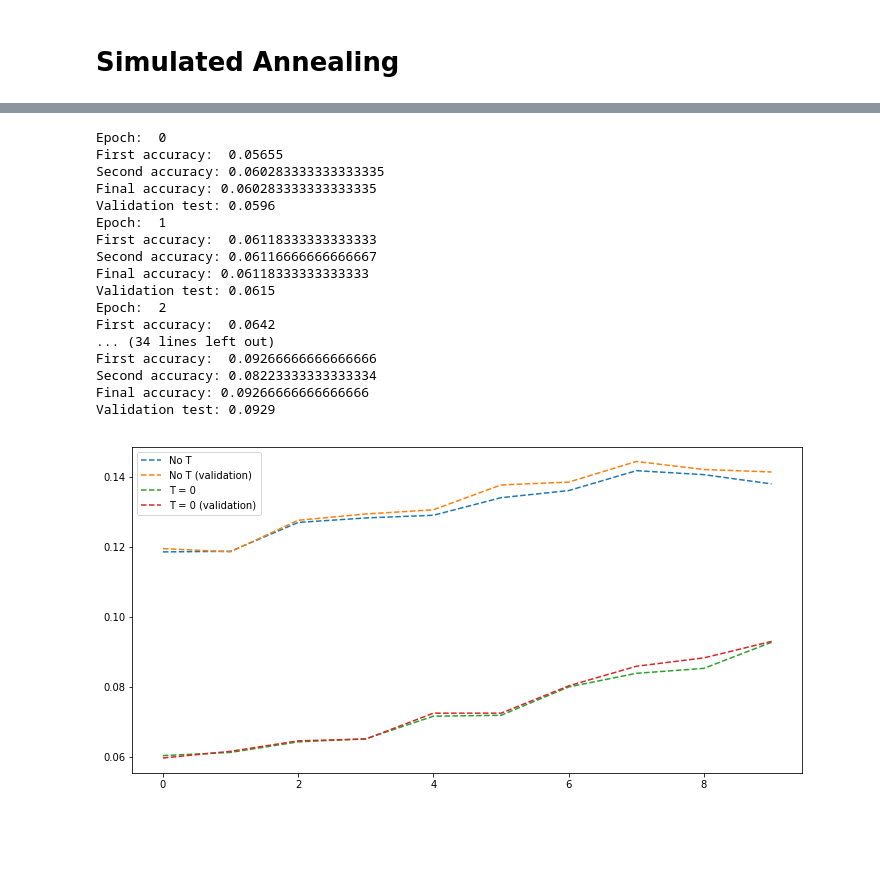
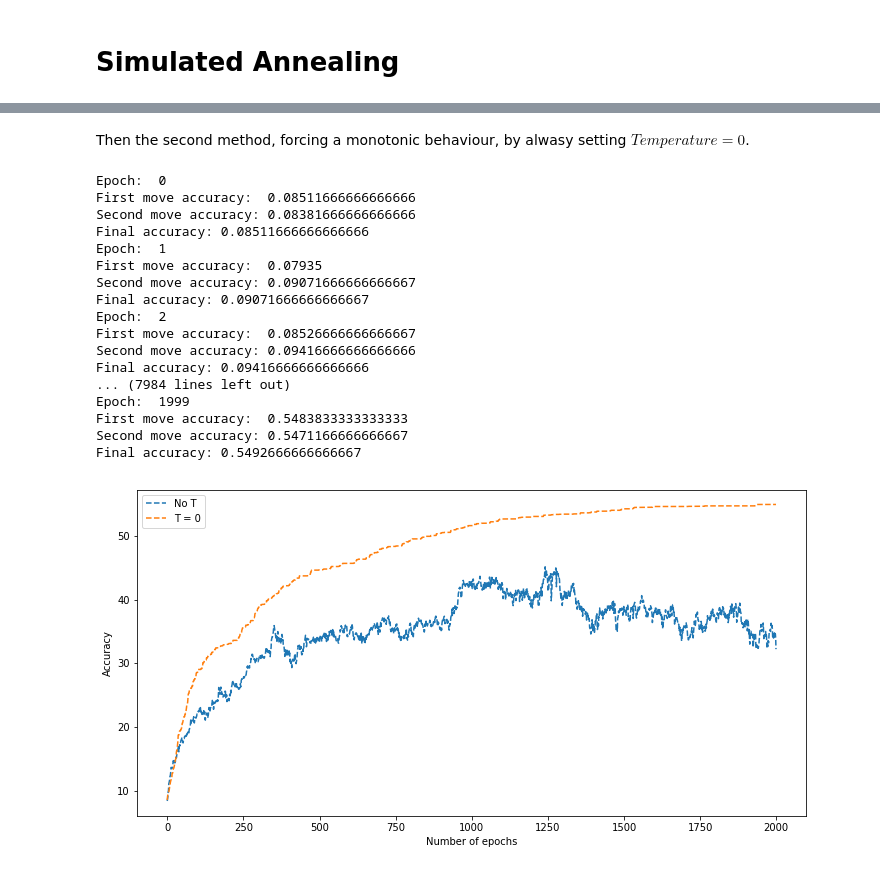
Before and after one commit to strin-matey/thesis, a Jupyter notebook: notebooks/sa/SimulatedAnnealing.ipynb, the cells around one changed output, grey strips where cells are left out. Saved outputs shown, nothing was run; the diff lists cells and outputs as text; code cells hidden in the pictures; blank space fills up the shorter version.

```diff
--- a/notebooks/sa/SimulatedAnnealing.ipynb
+++ b/notebooks/sa/SimulatedAnnealing.ipynb
@@ -194,55 +204,55 @@ Validation test: 0.1413
+# %% [markdown]
+Then the second method, forcing a monotonic behaviour, by alwasy setting $ Temperature = 0 $.
 # %%
-epsilon = 10e-2
-train_loader, test_loader = ut.load_dataset(dataset_name='mnist', minibatch=4096)
-
 # Testing the second method
-net = Net().cuda()
+net = clone.cuda()
 accuracy = ut.test_train(train_loader, net)[1]
 training_set_measurements, validation_set_measurements, times = [], [], []
 starting_time = time.time()
-for epoch in range(10):
+
+for epoch in range(epochs):
     print("Epoch: ", epoch)
-    accuracy = full_train_SA(train_loader, net, accuracy, 0)
-    val =  ut.test(test_loader, net)[1]
+    accuracy = full_train_SA(train_loader, net, accuracy, epsilon, 0)
     training_set_measurements.append(accuracy)
-    validation_set_measurements.append(val)
+    validation_set_measurements.append(ut.test(test_loader, net)[1])
     times.append(time.time() - starting_time)
-    print("Validation test:", val)
 
 np.savez('T=0',
-            training_set_measurements=training_set_measurements,
-            validation_set_measurements=validation_set_measurements,
-            times=times)
+            training_set_measurements=[x * 100 for x in training_set_measurements],
+            validation_set_measurements=[x * 100 for x in validation_set_measurements],
+            times=[x / 60 for x in times])
+
+del net
 # %% [output]
 Epoch:  0
-First accuracy:  0.05655
-Second accuracy: 0.060283333333333335
-Final accuracy: 0.060283333333333335
-Validation test: 0.0596
+First move accuracy:  0.08511666666666666
+Second move accuracy: 0.08381666666666666
+Final accuracy: 0.08511666666666666
 Epoch:  1
-First accuracy:  0.06118333333333333
-Second accuracy: 0.06116666666666667
-Final accuracy: 0.06118333333333333
-Validation test: 0.0615
+First move accuracy:  0.07935
+Second move accuracy: 0.09071666666666667
+Final accuracy: 0.09071666666666667
 Epoch:  2
-First accuracy:  0.0642
-... (34 lines left out)
-First accuracy:  0.09266666666666666
-Second accuracy: 0.08223333333333334
-Final accuracy: 0.09266666666666666
-Validation test: 0.0929
+First move accuracy:  0.08526666666666667
+Second move accuracy: 0.09416666666666666
+Final accuracy: 0.09416666666666666
+... (7984 lines left out)
+Epoch:  1999
+First move accuracy:  0.5483833333333333
+Second move accuracy: 0.5471166666666667
+Final accuracy: 0.5492666666666667
 # %%
 no_T = np.load('no_temperature.npz')
 T_0 = np.load('T=0.npz')
 
-fix, ax = plt.subplots(figsize=(12, 6))
+fig, ax = plt.subplots(figsize=(12, 6))
 ax.plot(np.arange(0, len(no_T['training_set_measurements'])), no_T['training_set_measurements'], '--', label='No T')
-ax.plot(np.arange(0, len(no_T['validation_set_measurements'])), no_T['validation_set_measurements'], '--', label='No T (validation)')
 ax.plot(np.arange(0, len(T_0['training_set_measurements'])), T_0['training_set_measurements'], '--', label='T = 0')
-ax.plot(np.arange(0, len(T_0['validation_set_measurements'])), T_0['validation_set_measurements'], '--', label='T = 0 (validation)')
 
+plt.xlabel('Number of epochs')
+plt.ylabel('Accuracy')
 ax.legend()
 plt.show()
 # %% [output]
-[figure, old version]
+[figure, new version]
 # %%
```
Also changed, not shown: parts of 17 cells of this notebook.
